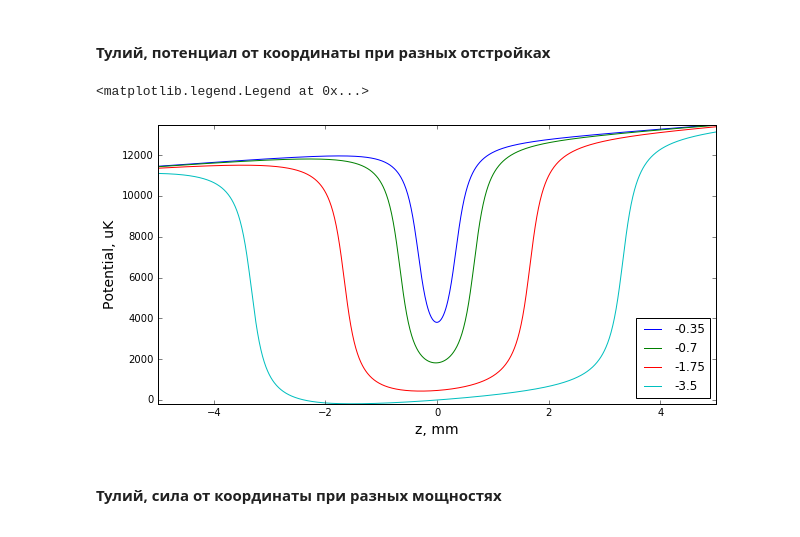
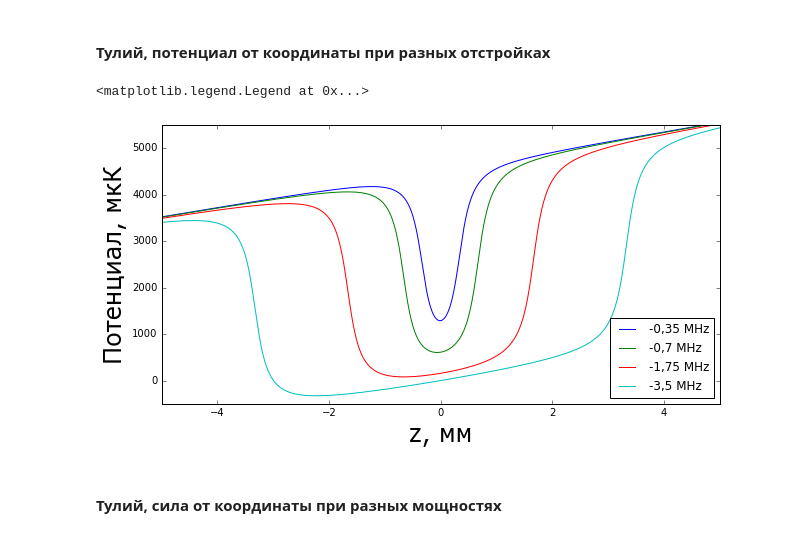
Before and after one commit to thulium-lab/python_programs_to_use, a Jupyter notebook: processing_individual_measurement3.0-Gulia.ipynb, the cells around one changed output. Saved outputs shown, nothing was run; the diff lists cells and outputs as text; code cells hidden in the pictures.

```diff
--- a/processing_individual_measurement3.0-Gulia.ipynb
+++ b/processing_individual_measurement3.0-Gulia.ipynb
@@ -563,6 +617,9 @@ k=2*pi/λ
 μB=927.4*10**(-26) # Дж/Тл
 hbar=10**(-34) # Дж*с
 μ=1*μB/hbar
+μG=1*μB/hbar
+μG=0
+μE=1*μB/hbar
 dB=19*10**(-2)/4*1.5 # Тл/м
 
 m=169*1.66*10**(-27) # kg
@@ -571,11 +628,15 @@ g=10 # m/s
 
 kB=1.38*10**(-23) # Дж/К
 
-def Force(δ,s,v,z):
-    return (0.5*hbar*k*Γ*10**6)*(s/(1+s+4*(2*pi*δ-k*v*10**(-6)-μ*dB*10**(-9)*z)**2/Γ**2)-s/(1+s+4*(2*pi*δ+k*v*10**(-6)+μ*dB*10**(-9)*z)**2/Γ**2)) - m*g
+def Force(δ,s,v,z,mF=0):
+    return (0.5*hbar*k*Γ*10**6)*(s/(1+s+4*(2*pi*δ-k*v*10**(-6)-((mF+1)*μE-mF*μG)*dB*10**(-9)*z)**2/Γ**2)
+                                 -s/(1+s+4*(2*pi*δ+k*v*10**(-6)-((mF-1)*μE-mF*μG)*dB*10**(-9)*z)**2/Γ**2)) - m*g
 
-def Potential(δ,s,v,z): # проинтегрировано в Математике
-    return -10**(-3)*(0.5*hbar*k*Γ*10**6)*(s*pi*γ*10**9/(dB*μ*sqrt(1+s)))*(arctan((-2*pi*λ*δ+2*pi*v*10**(-6)+λ*μ*dB*10**(-9)*z)/(γ*λ*pi*sqrt(1+s))) - arctan((2*pi*λ*δ+2*pi*v*10**(-6)+λ*μ*dB*10**(-9)*z)/(γ*λ*pi*sqrt(1+s)))) + 10**(-3)*m*g*z
+def Potential(δ,s,v,z,mF=0): # проинтегрировано в Математике
+    return -10**(-3)*(0.5*hbar*k*Γ*10**6)*(s*pi*γ*10**9)*((arctan((-2*pi*λ*δ+2*pi*v*10**(-6)+λ*((mF+1)*μE-mF*μG)*dB*10**(-9)*z)/(γ*λ*pi*sqrt(1+s))))/(dB*((mF+1)*μE-mF*μG)*sqrt(1+s)) -
+                    (arctan((2*pi*λ*δ+2*pi*v*10**(-6)-λ*((mF-1)*μE-mF*μG)*dB*10**(-9)*z)/(γ*λ*pi*sqrt(1+s))))/(-dB*((mF-1)*μE-mF*μG)*sqrt(1+s))) + 10**(-3)*m*g*z
+    #return -10**(-3)*(0.5*hbar*k*Γ*10**6)*(s*pi*γ*10**9)*((arctan((-2*pi*λ*δ+2*pi*v*10**(-6)+λ*μ*dB*10**(-9)*z)/(γ*λ*pi*sqrt(1+s))))/(dB*μ*sqrt(1+s)) -
+    #(arctan((2*pi*λ*δ+2*pi*v*10**(-6)+λ*μ*dB*10**(-9)*z)/(γ*λ*pi*sqrt(1+s))))/(dB*μ*sqrt(1+s))) + 10**(-3)*m*g*z
 # коэффициент 10**(-3) из-за того, что z в миллиметрах
 # %% [markdown]
 #### Стронций, для сравнения со статьей, сила от координаты или скорости при разных отстройках
@@ -595,8 +656,8 @@ s = 250
 
 figsize(10,5)
 for δ in [-0.12,-0.8,-1.8,-2.8]: # MHz
-    y = Force(δ,s,v,z) # dependence on z
-    #y = Force(δ,s,z,v) # dependence on v
+    y = Force(δ,s,v,z,mF=-2) # dependence on z
+    #y = Force(δ,s,z,v,mF=0) # dependence on v
     plot(z,y)
 
 print(2*pi*10**(12)/(μ*dB),'мкм/МГц')
@@ -622,10 +683,11 @@ dB=2*19*10**(-2)/4*1.5 # Тл/м
 z = linspace(-1.5,1.5,1000) # mm
 v = 0
 s = 250
+#m=0
 
 figsize(10,5)
 for δ in [-0.12,-0.8,-1.8,-2.8]: # MHz
-    y = 10**6*(Potential(δ,s,v,z) - Potential(-2.8,s,v,0))/kB
+    y = 10**6*(Potential(δ,s,v,z,mF=-2) - Potential(-2.8,s,v,0,mF=-2))/kB
     plot(z,y)
 
 axis('tight')
@@ -727,29 +789,32 @@ legend(δset)
 # %%
 # Тулий, потенциал
 
 γ=0.35 # MHz
 Γ=2*pi*γ # MHz
 λ=531*10**(-9) # nm
 k=2*pi/λ
 m=169*1.66*10**(-27) # kg
 dB=19*10**(-2)/4*1.5 # Тл/м
 
 z = linspace(-5,5,1000) # mm for z or m/s for v
 v = 0
-s = 0.3
+#s = 7.4
+s = 0.1
 
 figsize(10,5)
 for δ in δset: # MHz
     y = 10**6*(Potential(δ,s,v,z) - Potential(-10*γ,s,v,0))/kB
     plot(z,y)
 
-axis('tight')
-xlabel('z, mm', fontsize=14)
-ylabel('Potential, uK', fontsize=14)
-legend(δset,loc=4)
+axis([-5,5,-500,5500])
+#axis([-5,5,-500,120000])
+xlabel('z, мм', fontsize=24, family='verdana')
+ylabel('Потенциал, мкК', fontsize=24, family='verdana')
+#legend(δset,loc=4)
+legend(['-0,35 MHz','-0,7 MHz','-1,75 MHz','-3,5 MHz'],loc=4)
 # %% [output]
 <matplotlib.legend.Legend at 0x...>
-[figure, old version]
+[figure, new version]
 # %% [markdown]
 #### Тулий, сила от координаты при разных мощностях
 # %%
```
Also changed, not shown: parts of 36 cells of this notebook, 3 other files.
